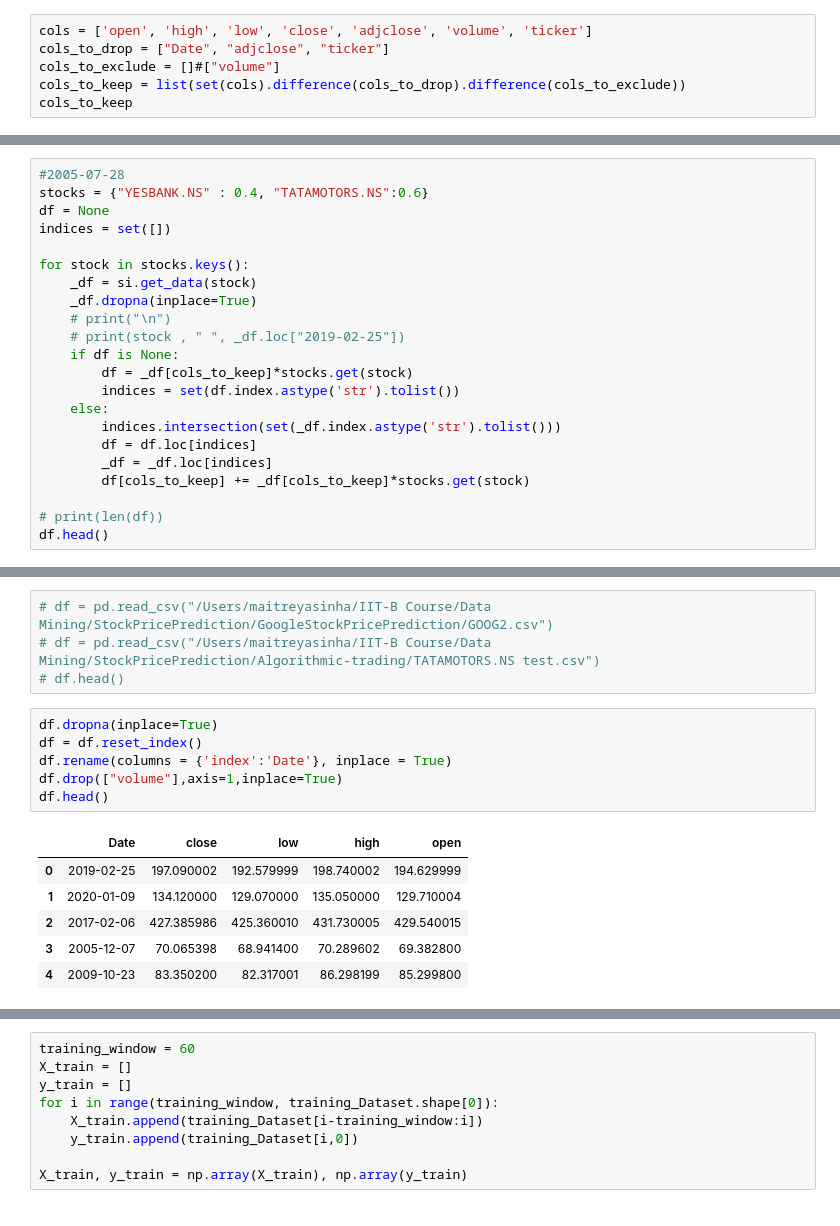
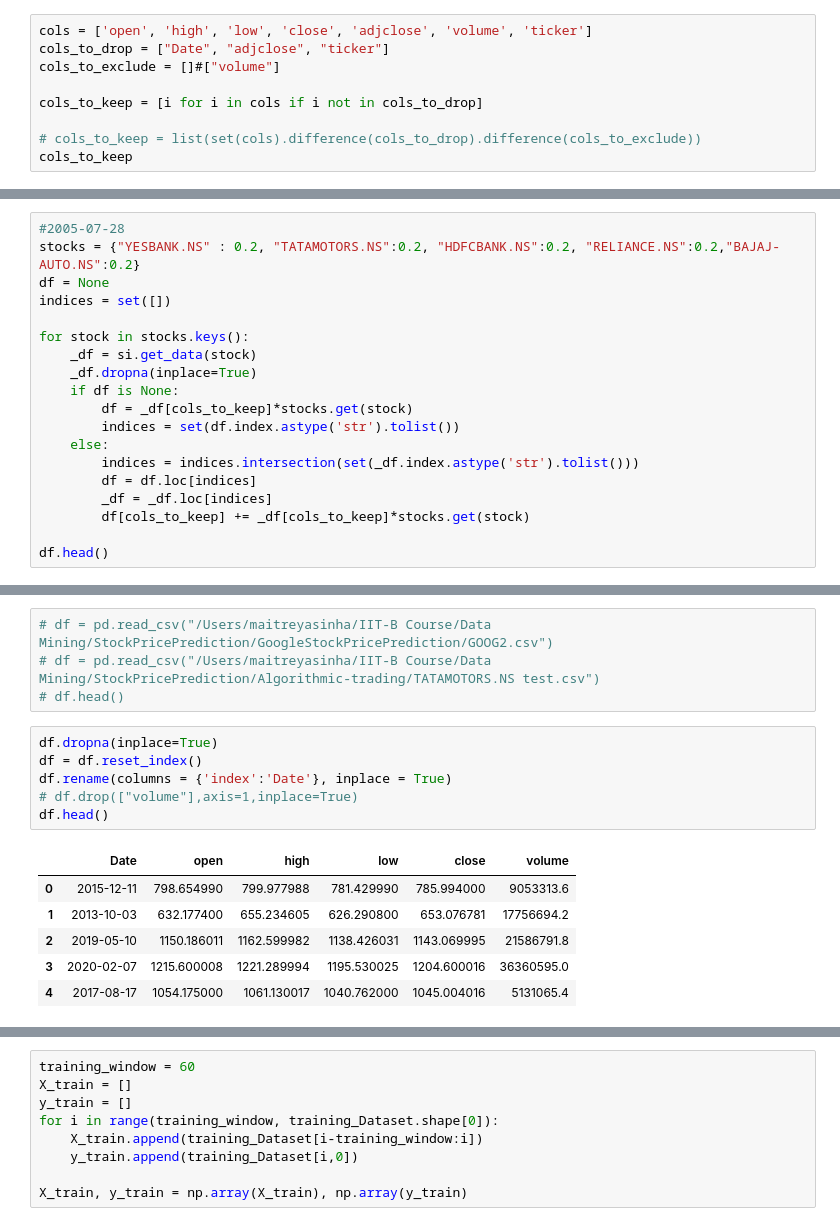
Before and after one commit to maitreyasinha/Portfolio-Analysis, a Jupyter notebook: PortfolioRiskAnalysis_v2.ipynb, the cells around one changed output, grey strips where cells are left out. Drawn from its saved outputs; the diff is of its cells as text.

```diff
--- a/PortfolioRiskAnalysis_v2.ipynb
+++ b/PortfolioRiskAnalysis_v2.ipynb
@@ -8,6 +18,9 @@ import yahoo_fin.stock_info as si
 cols = ['open', 'high', 'low', 'close', 'adjclose', 'volume', 'ticker']
 cols_to_drop = ["Date", "adjclose", "ticker"]
 cols_to_exclude = []#["volume"]
-cols_to_keep = list(set(cols).difference(cols_to_drop).difference(cols_to_exclude))
+
+cols_to_keep = [i for i in cols if i not in cols_to_drop]
+
+# cols_to_keep = list(set(cols).difference(cols_to_drop).difference(cols_to_exclude))
 cols_to_keep
 # %% [output]
@@ -15,23 +99,20 @@ cols_to_keep
 # %%
 #2005-07-28
-stocks = {"YESBANK.NS" : 0.4, "TATAMOTORS.NS":0.6}
+stocks = {"YESBANK.NS" : 0.2, "TATAMOTORS.NS":0.2, "HDFCBANK.NS":0.2, "RELIANCE.NS":0.2,"BAJAJ-AUTO.NS":0.2}
 df = None
 indices = set([])
 
 for stock in stocks.keys():
     _df = si.get_data(stock)
     _df.dropna(inplace=True)
-    # print("\n")
-    # print(stock , " ", _df.loc["2019-02-25"])
     if df is None:
         df = _df[cols_to_keep]*stocks.get(stock)
         indices = set(df.index.astype('str').tolist())
     else:
-        indices.intersection(set(_df.index.astype('str').tolist()))
+        indices = indices.intersection(set(_df.index.astype('str').tolist()))
         df = df.loc[indices]
         _df = _df.loc[indices]
         df[cols_to_keep] += _df[cols_to_keep]*stocks.get(stock)
 
-# print(len(df))
 df.head()
 # %% [output]
@@ -48,16 +134,16 @@ Index(['open', 'high', 'low', 'close', 'adjclose', 'volume', 'ticker'], dtype='o
 # %%
 df.dropna(inplace=True)
 df = df.reset_index()
 df.rename(columns = {'index':'Date'}, inplace = True)
-df.drop(["volume"],axis=1,inplace=True)
+# df.drop(["volume"],axis=1,inplace=True)
 df.head()
 # %% [output]
-|  | Date | close | low | high | open |
-| 0 | 2019-02-25 | 197.090002 | 192.579999 | 198.740002 | 194.629999 |
-| 1 | 2020-01-09 | 134.120000 | 129.070000 | 135.050000 | 129.710004 |
-| 2 | 2017-02-06 | 427.385986 | 425.360010 | 431.730005 | 429.540015 |
-| 3 | 2005-12-07 | 70.065398 | 68.941400 | 70.289602 | 69.382800 |
-| 4 | 2009-10-23 | 83.350200 | 82.317001 | 86.298199 | 85.299800 |
+|  | Date | open | high | low | close | volume |
+| 0 | 2015-12-11 | 798.654990 | 799.977988 | 781.429990 | 785.994000 | 9053313.6 |
+| 1 | 2013-10-03 | 632.177400 | 655.234605 | 626.290800 | 653.076781 | 17756694.2 |
+| 2 | 2019-05-10 | 1150.186011 | 1162.599982 | 1138.426031 | 1143.069995 | 21586791.8 |
+| 3 | 2020-02-07 | 1215.600008 | 1221.289994 | 1195.530025 | 1204.600016 | 36360595.0 |
+| 4 | 2017-08-17 | 1054.175000 | 1061.130017 | 1040.762000 | 1045.004016 | 5131065.4 |
 # %%
 df["Date"].min(), df["Date"].max()
 # %% [output]
```
Also changed, not shown: parts of 27 cells of this notebook.
